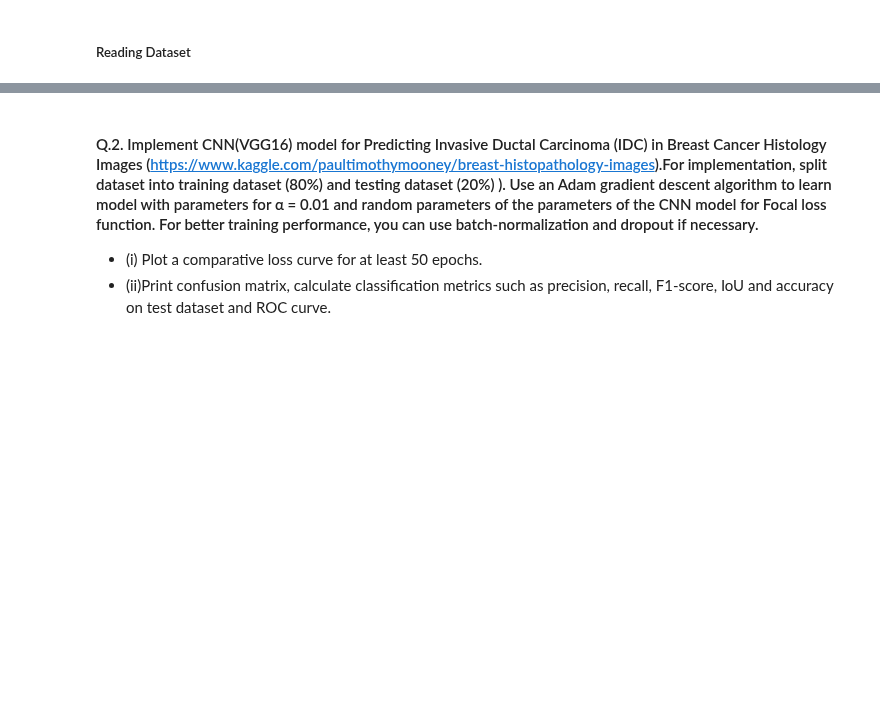
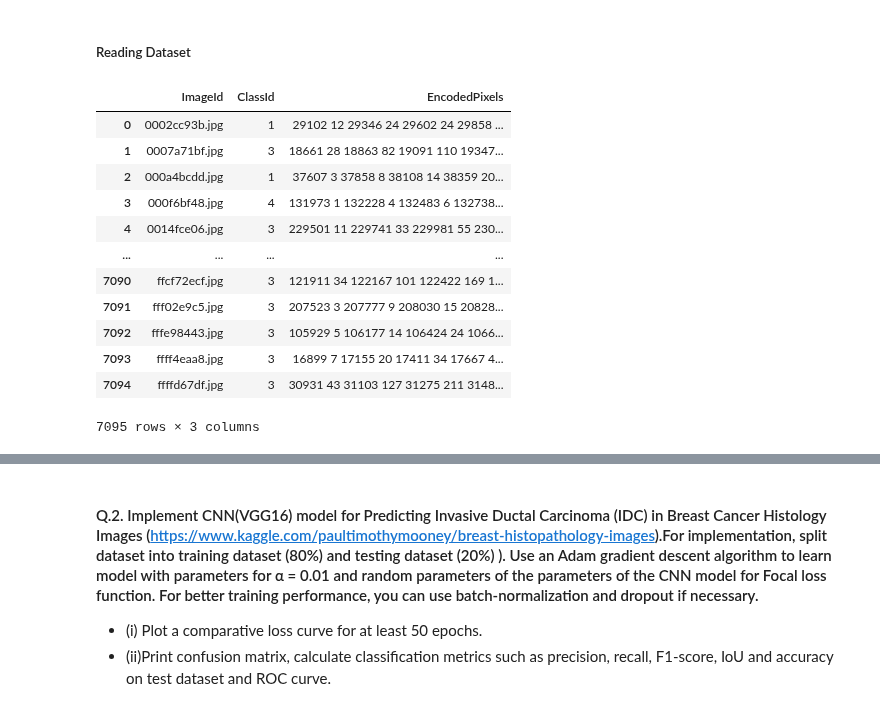
Before and after one commit to Adithya-Jayan/EC460_NNDL, a Jupyter notebook: Assignment6.ipynb, the cells around one changed output, grey strips where cells are left out. Drawn from its saved outputs; the diff is of its cells as text; code cells hidden in the pictures; blank space fills up the shorter version.

```diff
--- a/Assignment6.ipynb
+++ b/Assignment6.ipynb
@@ -7,3 +18,20 @@
 - (ii) Print confusion matrix, calculate classification metrics such as precision, recall, F1-score, IoU and accuracy on test dataset and ROC curve.
 # %% [markdown]
 ##### Reading Dataset
+# %%
+Data = pd.read_csv("Data/severstal-steel-defect-detection/train.csv")
+Data
+# %% [output]
+|  | ImageId | ClassId | EncodedPixels |
+| 0 | 0002cc93b.jpg | 1 | 29102 12 29346 24 29602 24 29858 ... |
+| 1 | 0007a71bf.jpg | 3 | 18661 28 18863 82 19091 110 19347... |
+| 2 | 000a4bcdd.jpg | 1 | 37607 3 37858 8 38108 14 38359 20... |
+| 3 | 000f6bf48.jpg | 4 | 131973 1 132228 4 132483 6 132738... |
+| 4 | 0014fce06.jpg | 3 | 229501 11 229741 33 229981 55 230... |
+| ... | ... | ... | ... |
+| 7090 | ffcf72ecf.jpg | 3 | 121911 34 122167 101 122422 169 1... |
+| 7091 | fff02e9c5.jpg | 3 | 207523 3 207777 9 208030 15 20828... |
+| 7092 | fffe98443.jpg | 3 | 105929 5 106177 14 106424 24 1066... |
+| 7093 | ffff4eaa8.jpg | 3 | 16899 7 17155 20 17411 34 17667 4... |
+| 7094 | ffffd67df.jpg | 3 | 30931 43 31103 127 31275 211 3148... |
+7095 rows × 3 columns
```
Also changed, not shown: parts of 20 cells of this notebook.
